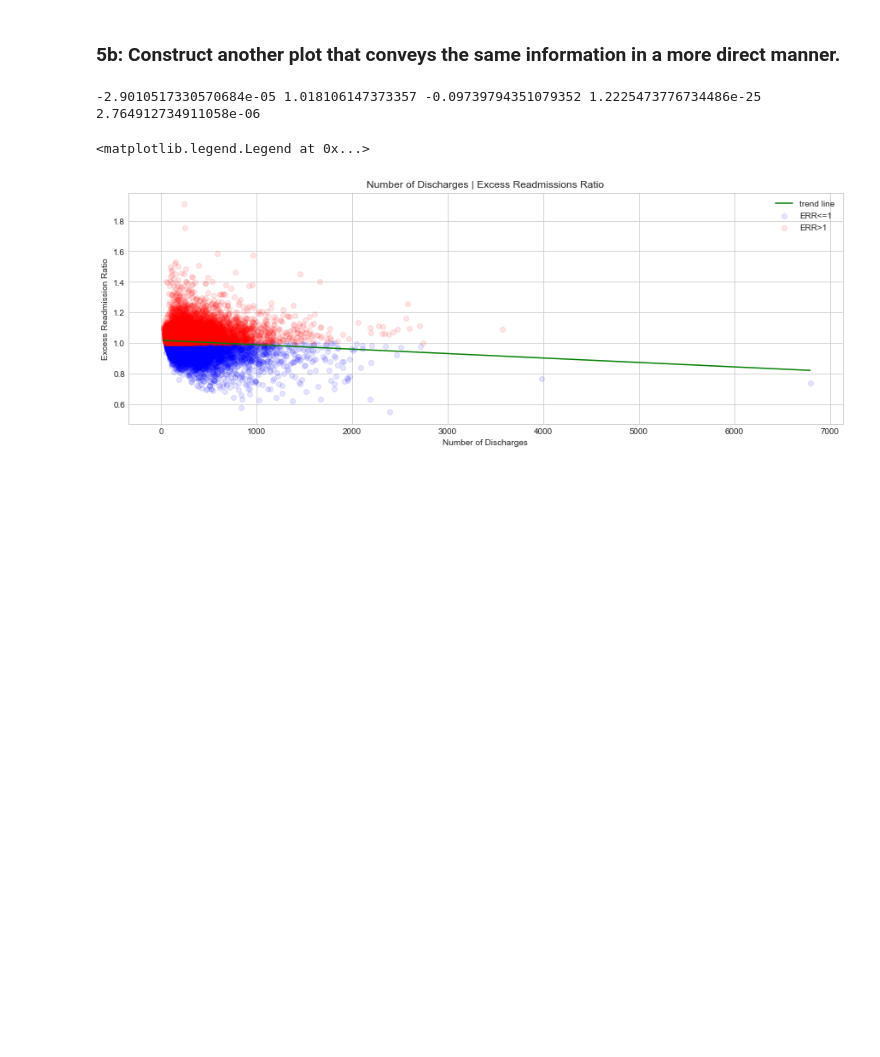
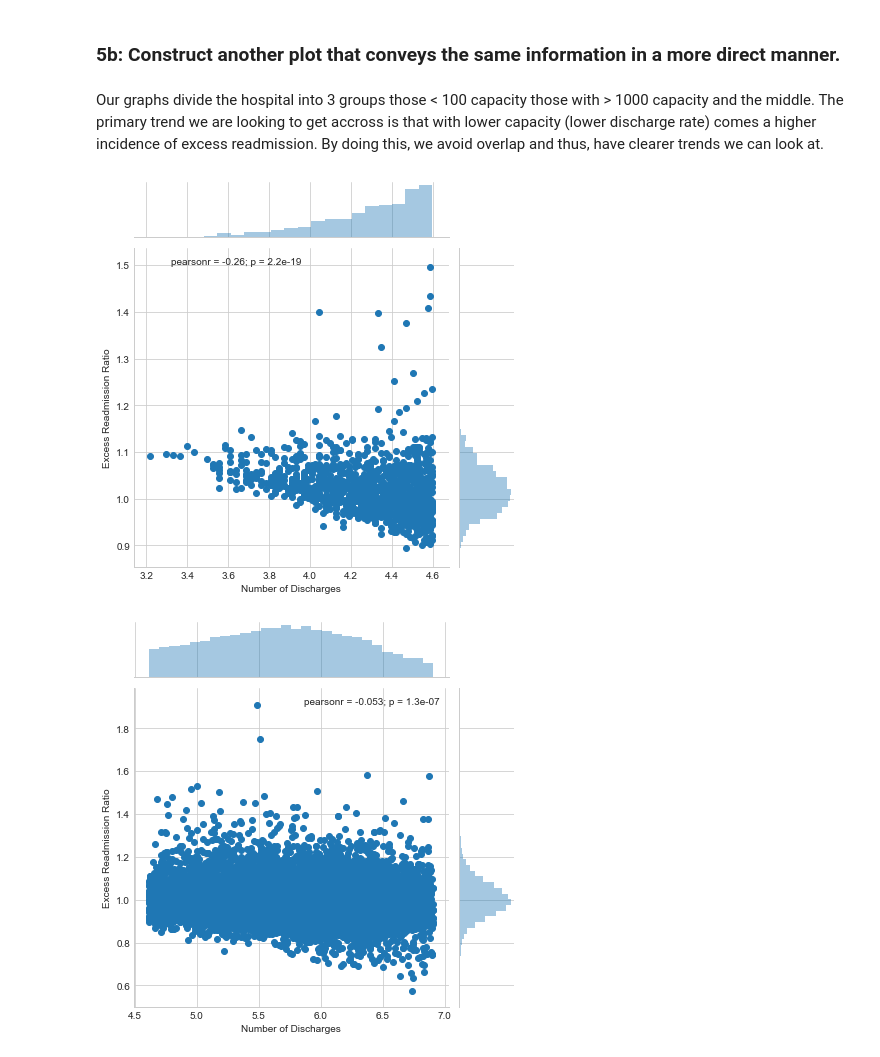
Before and after one commit to hctlee0812/Springboard, a Jupyter notebook: Inferential Statistics/Mini Project 3/hospital_readmit/Hospital Readmission Inferential Statistics.ipynb, the cells around one changed output. Drawn from its saved outputs; the diff is of its cells as text; code cells hidden in the pictures; blank space fills up the shorter version.

```diff
--- a/Inferential Statistics/Mini Project 3/hospital_readmit/Hospital Readmission Inferential Statistics.ipynb
+++ b/Inferential Statistics/Mini Project 3/hospital_readmit/Hospital Readmission Inferential Statistics.ipynb
@@ -266,4 +259,0 @@ slope, intercept, r_value, p_value, std_err = stats.linregress(x,y)
-# %%
-print(slope, intercept, r_value, p_value, std_err)
-# %% [output]
--2.9010517330570684e-05 1.018106147373357 -0.09739794351079352 1.2225473776734486e-25 2.764912734911058e-06
@@ -273,13 +260,26 @@ trend_line = slope*X + intercept
-# %%
-plt.figure(figsize=(15,5)) # Set size
-plt.scatter(hosp1['Number of Discharges'], hosp1['Excess Readmission Ratio'], c='b', label="ERR<=1", alpha=0.1)
-plt.scatter(hosp2['Number of Discharges'], hosp2['Excess Readmission Ratio'], c='r', label='ERR>1', alpha=0.1)
-plt.plot(X, trend_line, c='g', label='trend line')
-
-plt.xlabel('Number of Discharges')
-plt.ylabel('Excess Readmission Ratio')
-plt.title('Number of Discharges | Excess Readmissions Ratio')
-plt.legend()
-# %% [output]
-<matplotlib.legend.Legend at 0x...>
-[figure, removed]
+# %% [markdown]
+Our graphs divide the hospital into 3 groups those < 100 capacity those with > 1000 capacity and the middle. The primary trend we are looking to get accross is that with lower capacity (lower discharge rate) comes a higher incidence of excess readmission. By doing this, we avoid overlap and thus, have clearer trends we can look at.
+# %%
+# Seperating the hospitals by number of discharges
+low = clean_hospital_read_df[(clean_hospital_read_df['Number of Discharges'] < 100)]
+
+high = clean_hospital_read_df[(clean_hospital_read_df['Number of Discharges'] > 1000)]
+
+med = clean_hospital_read_df[(clean_hospital_read_df['Number of Discharges'] < 1000) &
+                             (clean_hospital_read_df['Number of Discharges'] > 100)]
+# %%
+x_low, y_low = np.log(low['Number of Discharges']), low['Excess Readmission Ratio']
+
+x_med, y_med = np.log(med['Number of Discharges']), med['Excess Readmission Ratio']
+
+x_high, y_high = np.log(high['Number of Discharges']), high['Excess Readmission Ratio']
+
+# f, axes = plt.subplots(1, 3, figsize=(20, 12), sharex=False, sharey=True)
+sns.jointplot(x_low, y_low)
+
+sns.jointplot(x_med, y_med)
+
+sns.jointplot(x_high, y_high);
+# %% [output]
+[figure, added]
+[figure, added]
```
Also changed, not shown: parts of 3 cells of this notebook.
